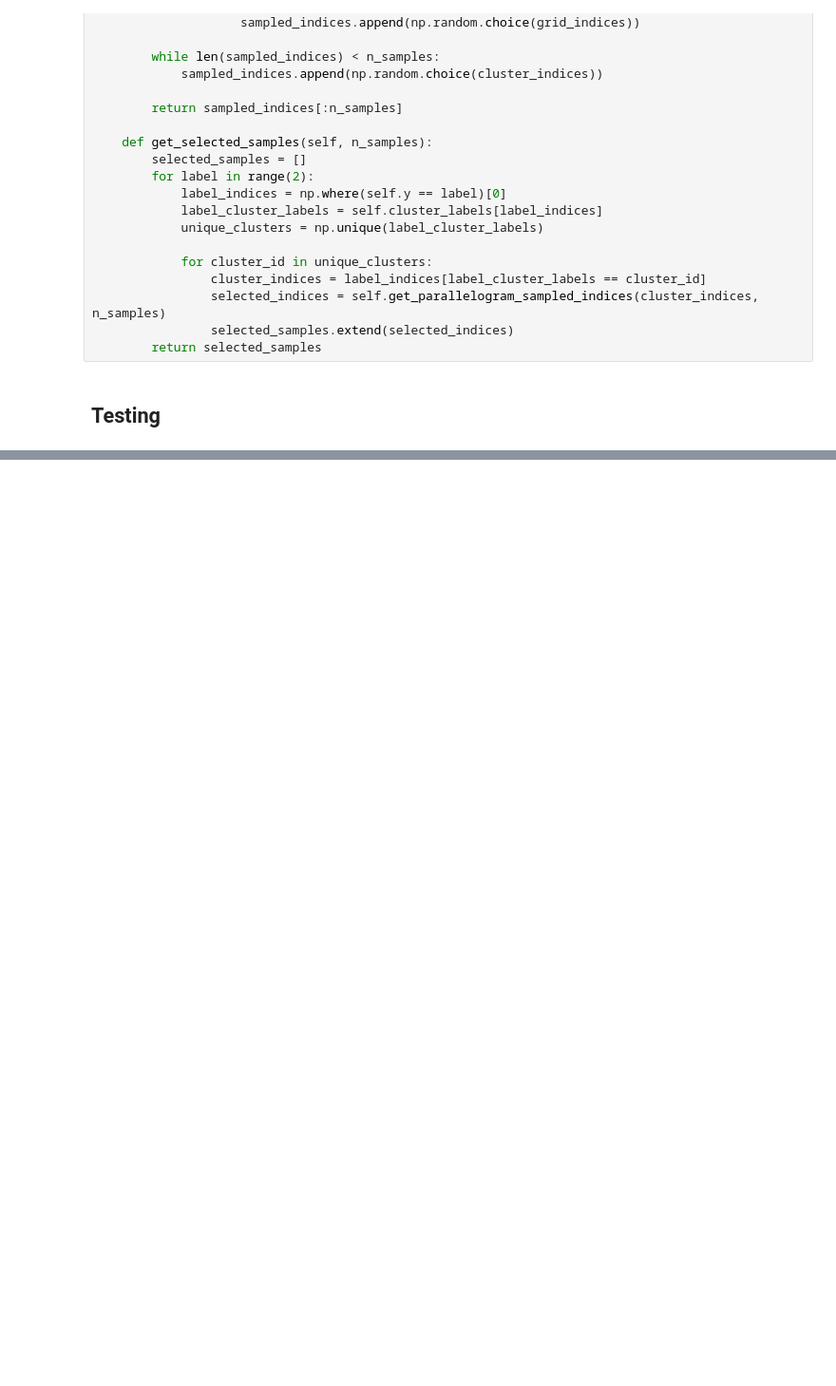
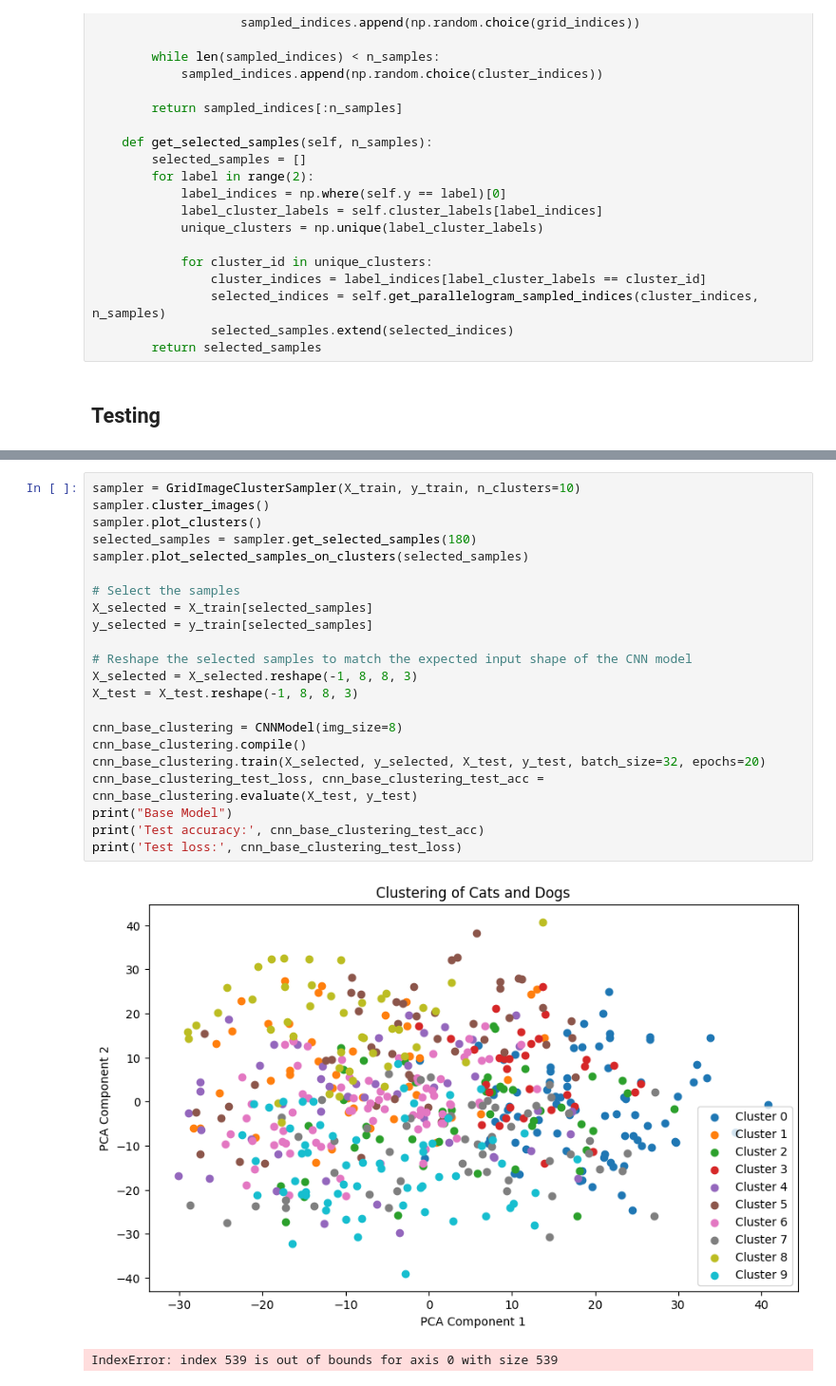
Before and after one commit to serdarbicici-visualstudio/grid-distillation, a Jupyter notebook: dataset-distillation-further-research.ipynb, the cells around one changed output, grey strips where cells are left out. Shown: that part at 95% size. Saved outputs shown, nothing was run; the diff lists cells and outputs as text; blank space fills up the shorter version.

```diff
--- a/dataset-distillation-further-research.ipynb
+++ b/dataset-distillation-further-research.ipynb
@@ -949,0 +848,25 @@ plt.show()
+# %%
+sampler = GridImageClusterSampler(X_train, y_train, n_clusters=10)
+sampler.cluster_images()
+sampler.plot_clusters()
+selected_samples = sampler.get_selected_samples(180)
+sampler.plot_selected_samples_on_clusters(selected_samples)
+
+# Select the samples
+X_selected = X_train[selected_samples]
+y_selected = y_train[selected_samples]
+
+# Reshape the selected samples to match the expected input shape of the CNN model
+X_selected = X_selected.reshape(-1, 8, 8, 3)
+X_test = X_test.reshape(-1, 8, 8, 3)
+
+cnn_base_clustering = CNNModel(img_size=8)
+cnn_base_clustering.compile()
+cnn_base_clustering.train(X_selected, y_selected, X_test, y_test, batch_size=32, epochs=20)
+cnn_base_clustering_test_loss, cnn_base_clustering_test_acc = cnn_base_clustering.evaluate(X_test, y_test)
+print("Base Model")
+print('Test accuracy:', cnn_base_clustering_test_acc)
+print('Test loss:', cnn_base_clustering_test_loss)
+# %% [output]
+[figure, added]
+IndexError: index 539 is out of bounds for axis 0 with size 539
```
Also changed, not shown: parts of 12 cells of this notebook.
